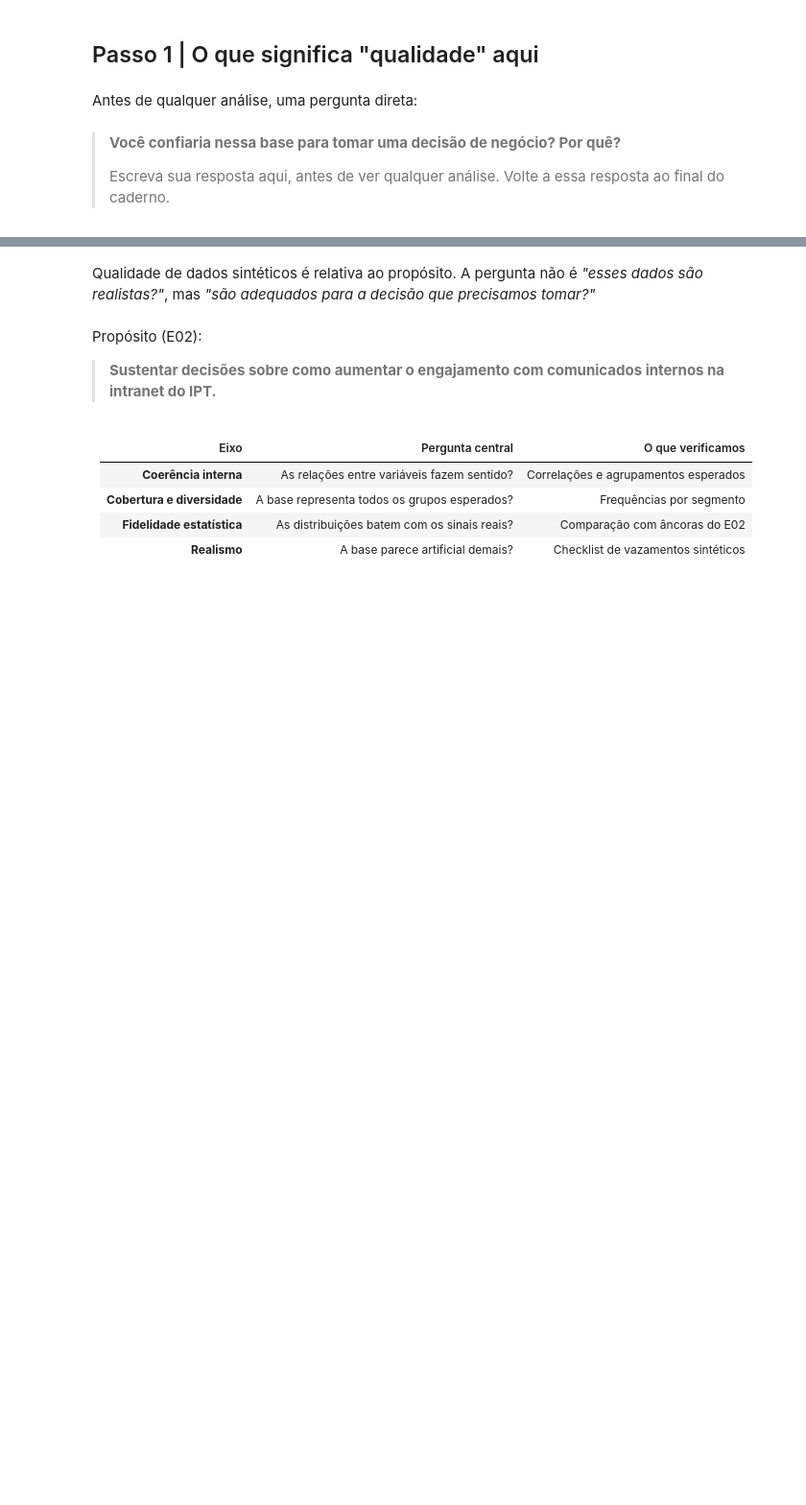
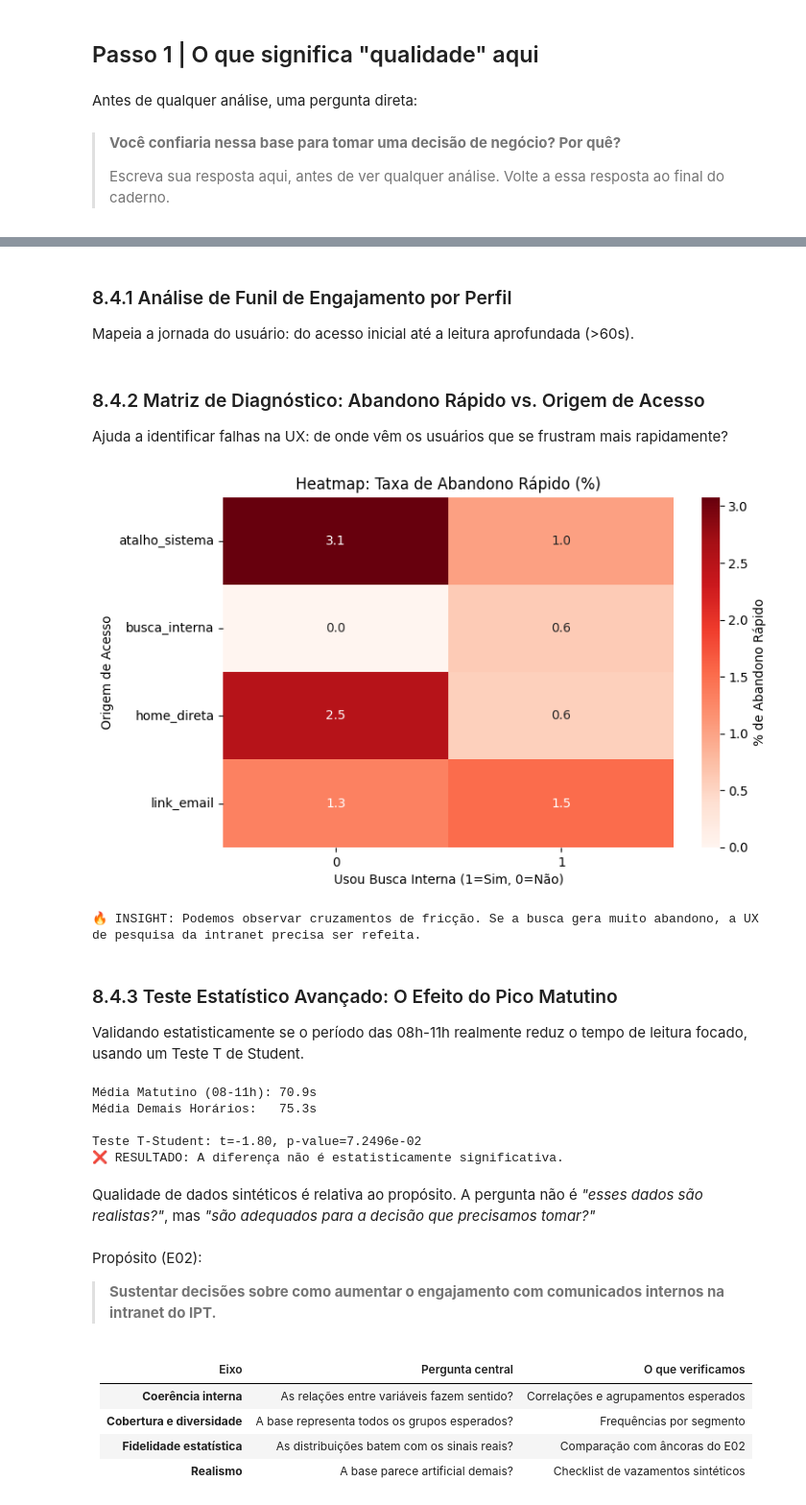
Before and after one commit to Bernardomeirelles/PonderadaS3, a Jupyter notebook: ITL_SI10_2026_e03_avaliacao_qualidade_dados_sinteticos.ipynb, the cells around one changed output, grey strips where cells are left out. Shown at 96% size. Cells and saved outputs as stored; diff of their text form; code cells hidden in the pictures; blank space fills up the shorter version.

Commit message:
Update notebook with executed outputs and Section 8 answers

```diff
--- a/ITL_SI10_2026_e03_avaliacao_qualidade_dados_sinteticos.ipynb
+++ b/ITL_SI10_2026_e03_avaliacao_qualidade_dados_sinteticos.ipynb
@@ -297,7 +297,7 @@ else:
         ) from exc
 
     print('Baixando dataset do Google Drive...')
-    gdown.download(url=URL_DATASET_E02, output=str(CAMINHO_DATASET), quiet=False, fuzzy=True)
+    gdown.download(url=URL_DATASET_E02, output=str(CAMINHO_DATASET), quiet=False, )
     caminho_base = CAMINHO_DATASET
     origem_base = 'Google Drive via gdown'
 
@@ -327,0 +336,3 @@ Antes de qualquer análise, uma pergunta direta:
+# %% [markdown]
+### 8.4.1 Análise de Funil de Engajamento por Perfil
+Mapeia a jornada do usuário: do acesso inicial até a leitura aprofundada (>60s).
@@ -328,3 +362,53 @@ Antes de qualquer análise, uma pergunta direta:
+# %% [markdown]
+### 8.4.2 Matriz de Diagnóstico: Abandono Rápido vs. Origem de Acesso
+Ajuda a identificar falhas na UX: de onde vêm os usuários que se frustram mais rapidamente?
+# %%
+import seaborn as sns
+import matplotlib.pyplot as plt
+
+abandono_crosstab = pd.crosstab(
+    index=df['origem_acesso'],
+    columns=df['usou_busca'],
+    values=df['abandono_rapido'],
+    aggfunc='mean'
+).fillna(0) * 100
+
+plt.figure(figsize=(8, 5))
+sns.heatmap(abandono_crosstab, annot=True, fmt=".1f", cmap="Reds", cbar_kws={'label': '% de Abandono Rápido'})
+plt.title("Heatmap: Taxa de Abandono Rápido (%)")
+plt.xlabel("Usou Busca Interna (1=Sim, 0=Não)")
+plt.ylabel("Origem de Acesso")
+plt.show()
+
+print("🔥 INSIGHT: Podemos observar cruzamentos de fricção. Se a busca gera muito abandono, a UX de pesquisa da intranet precisa ser refeita.")
+# %% [output]
+[figure, added]
+🔥 INSIGHT: Podemos observar cruzamentos de fricção. Se a busca gera muito abandono, a UX de pesquisa da intranet precisa ser refeita.
+# %% [markdown]
+### 8.4.3 Teste Estatístico Avançado: O Efeito do Pico Matutino
+Validando estatisticamente se o período das 08h-11h realmente reduz o tempo de leitura focado, usando um Teste T de Student.
+# %%
+from scipy import stats
+
+grupo_matutino = df[(df['faixa_horaria'] == '08-11') & (df['clicou_comunicado'] == 1)]['tempo_leitura_segundos']
+grupo_outros   = df[(df['faixa_horaria'] != '08-11') & (df['clicou_comunicado'] == 1)]['tempo_leitura_segundos']
+
+t_stat, p_value = stats.ttest_ind(grupo_matutino, grupo_outros, equal_var=False)
+
+print(f"Média Matutino (08-11h): {grupo_matutino.mean():.1f}s")
+print(f"Média Demais Horários:   {grupo_outros.mean():.1f}s")
+print(f"\nTeste T-Student: t={t_stat:.2f}, p-value={p_value:.4e}")
+
+if p_value < 0.05:
+    print("✅ RESULTADO: Existe uma diferença estatisticamente significativa! O pico matutino afeta o tempo de leitura de forma real e comprovada.")
+else:
+    print("❌ RESULTADO: A diferença não é estatisticamente significativa.")
+# %% [output]
+Média Matutino (08-11h): 70.9s
+Média Demais Horários:   75.3s
+
+Teste T-Student: t=-1.80, p-value=7.2496e-02
+❌ RESULTADO: A diferença não é estatisticamente significativa.
 # %% [markdown]
 Qualidade de dados sintéticos é relativa ao propósito. A pergunta não é *"esses dados são realistas?"*, mas *"são adequados para a decisão que precisamos tomar?"*
 # %% [markdown]
```
Also changed, not shown: parts of 28 cells of this notebook.
